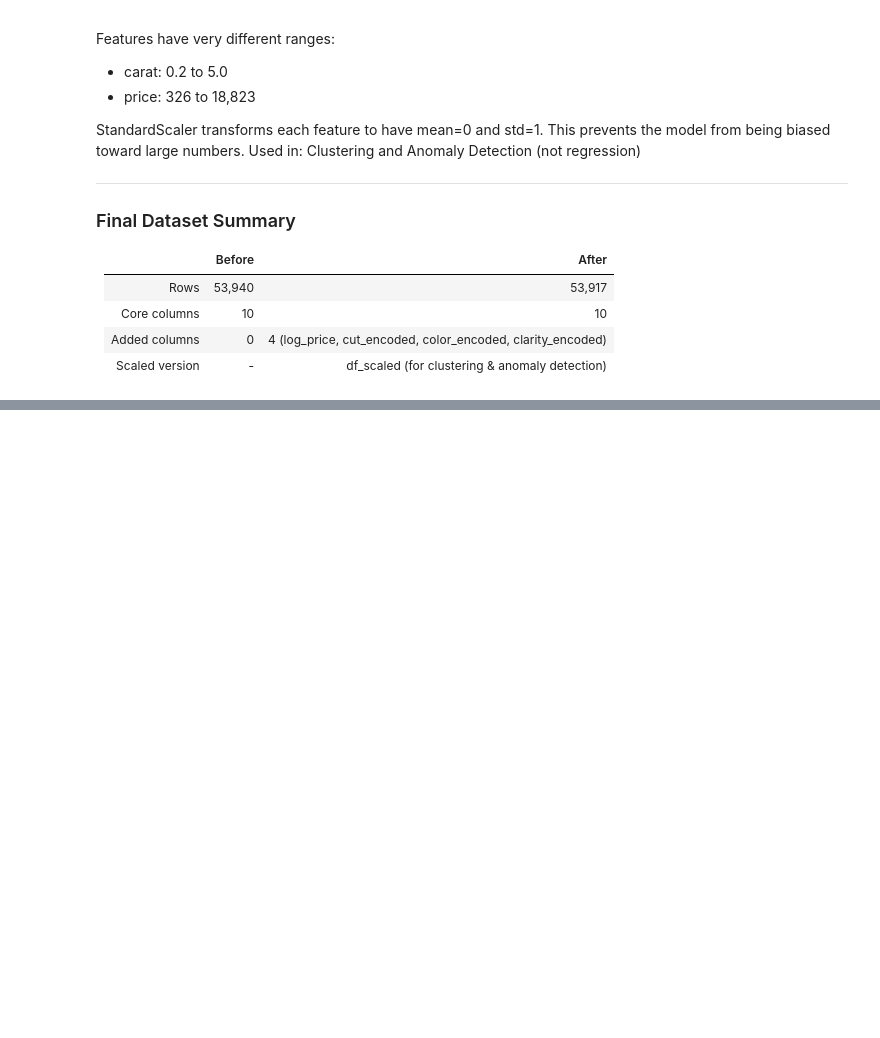
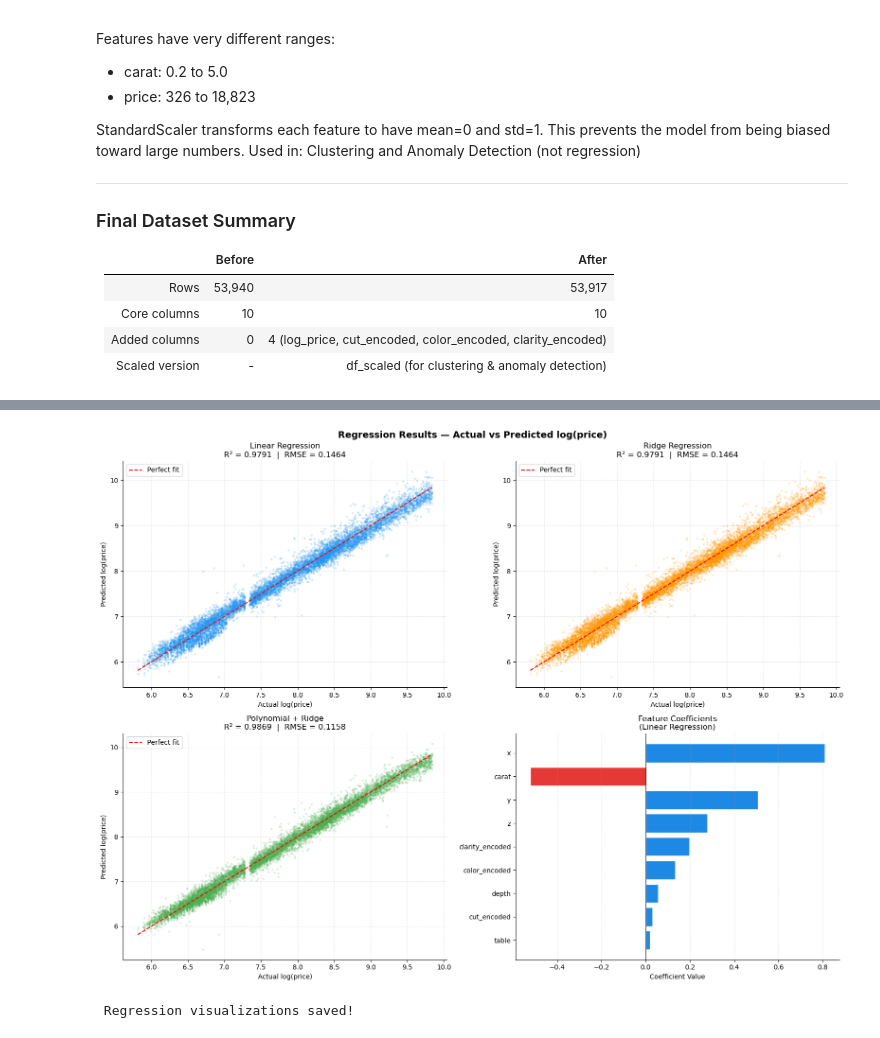
Before and after one commit to Mustafa-elsherif/dm-diamonds-analysis, a Jupyter notebook: notebooks/diamonds_analysis.ipynb, the cells around one changed output, grey strips where cells are left out. Saved outputs shown, nothing was run; the diff lists cells and outputs as text; code cells hidden in the pictures; blank space fills up the shorter version.

```diff
--- a/notebooks/diamonds_analysis.ipynb
+++ b/notebooks/diamonds_analysis.ipynb
@@ -616,0 +886,45 @@ Final clean shape: (53917, 14)
+# %%
+# ============================================================
+# REGRESSION — Visualizations
+# ============================================================
+
+fig, axes = plt.subplots(2, 2, figsize=(16, 12))
+fig.suptitle('Regression Results — Actual vs Predicted log(price)', fontsize=14, fontweight='bold')
+
+models_info = [
+    ('Linear Regression',  y_pred_lr,    r2_lr,    rmse_lr,    '#2196F3'),
+    ('Ridge Regression',   y_pred_ridge, r2_ridge, rmse_ridge, '#FF9800'),
+    ('Polynomial + Ridge', y_pred_pr,    r2_pr,    rmse_pr,    '#4CAF50'),
+]
+
+for ax, (name, y_pred, r2, rmse, color) in zip(axes.flat[:3], models_info):
+    ax.scatter(y_test, y_pred, alpha=0.15, s=5, color=color)
+    mn, mx = y_test.min(), y_test.max()
+    ax.plot([mn, mx], [mn, mx], 'r--', lw=1.5, label='Perfect fit')
+    ax.set_title(f'{name}\nR² = {r2:.4f}  |  RMSE = {rmse:.4f}')
+    ax.set_xlabel('Actual log(price)')
+    ax.set_ylabel('Predicted log(price)')
+    ax.legend()
+    ax.grid(True, alpha=0.3, linestyle='--')
+    ax.spines['top'].set_visible(False)
+    ax.spines['right'].set_visible(False)
+
+# Feature Coefficients
+coef_df = pd.DataFrame({'Feature': features_reg, 'Coefficient': lr.coef_})
+coef_df = coef_df.reindex(coef_df['Coefficient'].abs().sort_values(ascending=True).index)
+bar_colors = ['#E53935' if v < 0 else '#1E88E5' for v in coef_df['Coefficient']]
+axes[1,1].barh(coef_df['Feature'], coef_df['Coefficient'], color=bar_colors, edgecolor='white')
+axes[1,1].axvline(0, color='black', lw=0.8)
+axes[1,1].set_title('Feature Coefficients\n(Linear Regression)')
+axes[1,1].set_xlabel('Coefficient Value')
+axes[1,1].grid(True, alpha=0.3, linestyle='--', axis='x')
+axes[1,1].spines['top'].set_visible(False)
+axes[1,1].spines['right'].set_visible(False)
+
+plt.tight_layout()
+plt.savefig(DATA_PATH + 'regression_results.png', dpi=150, bbox_inches='tight')
+plt.show()
+print(" Regression visualizations saved!")
+# %% [output]
+[figure, added]
+ Regression visualizations saved!
```
Also changed, not shown: parts of 13 cells of this notebook, 3 other files.
